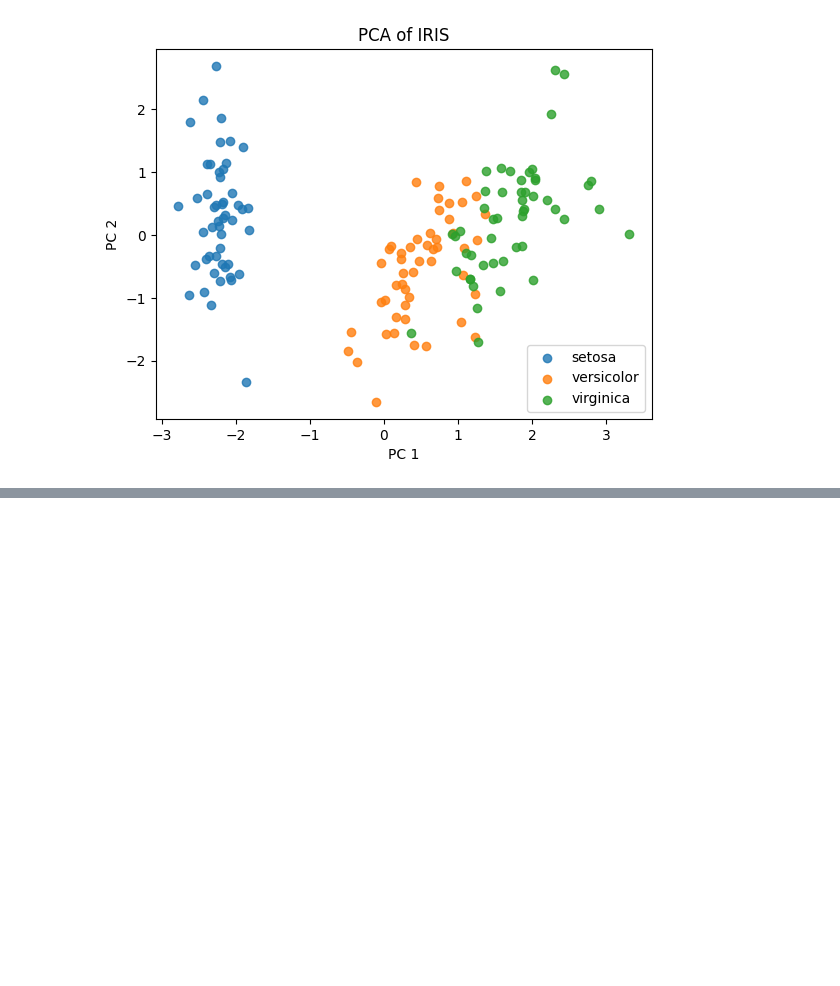
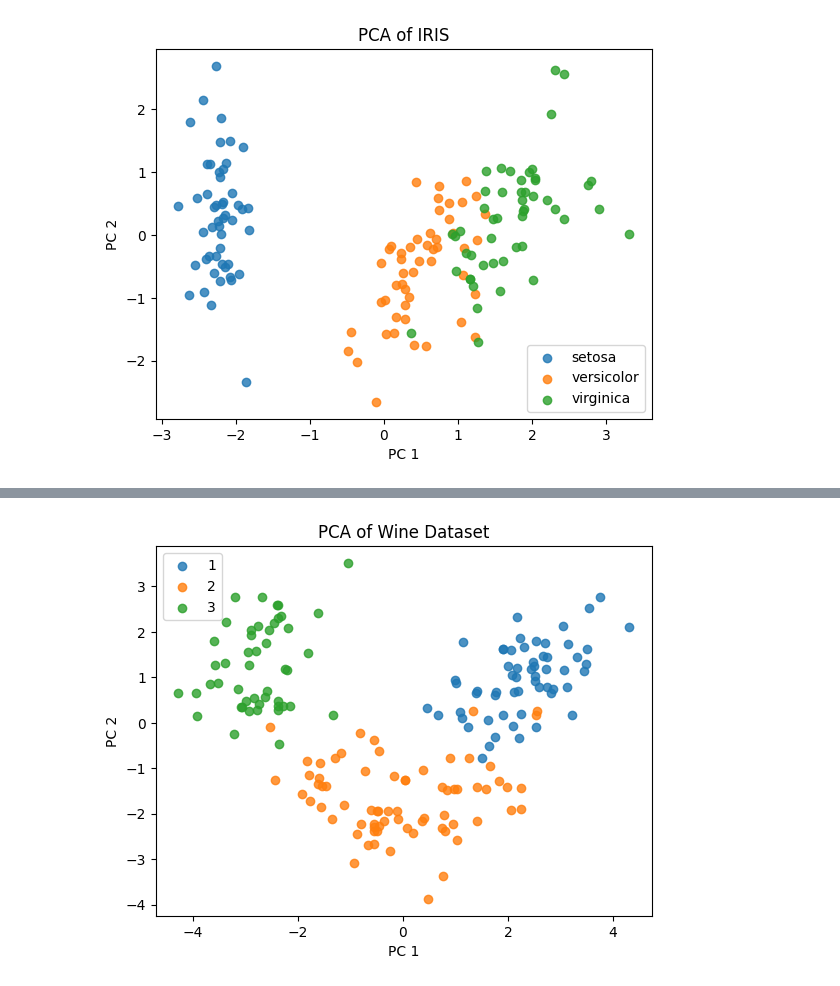
Before and after one commit to Hyunsoo-Ryan-Lee/ML_Lecture, a Jupyter notebook: 02.PreProcess/7.차원축소.ipynb, the cells around one changed output, grey strips where cells are left out. Drawn from its saved outputs; the diff is of its cells as text; code cells hidden in the pictures; blank space fills up the shorter version.

```diff
--- a/02.PreProcess/7.차원축소.ipynb
+++ b/02.PreProcess/7.차원축소.ipynb
@@ -91,0 +98,4 @@ plt.show()
+# %%
+wine = pd.read_csv('./dataset/wine.csv')
+
+wine.head()
@@ -91,0 +109,25 @@ plt.show()
+# %%
+X = wine.iloc[:, :-1].values
+y = wine.iloc[:, -1].values
+# %%
+from sklearn.preprocessing import StandardScaler
+
+ss = StandardScaler()
+
+X_scaled = ss.fit_transform(X)
+# %%
+from sklearn.decomposition import PCA
+
+pca = PCA(n_components = 2)
+X_pca = pca.fit_transform(X_scaled)
+# %%
+for i in range(1,4):
+    plt.scatter(X_pca[y == i, 0], X_pca[y == i, 1], alpha=.8, label=i)
+
+plt.legend()
+plt.title('PCA of Wine Dataset')
+plt.xlabel('PC 1')
+plt.ylabel('PC 2')
+plt.show()
+# %% [output]
+[figure, added]
```
Also changed, not shown: parts of 3 cells of this notebook, 3 other files.
